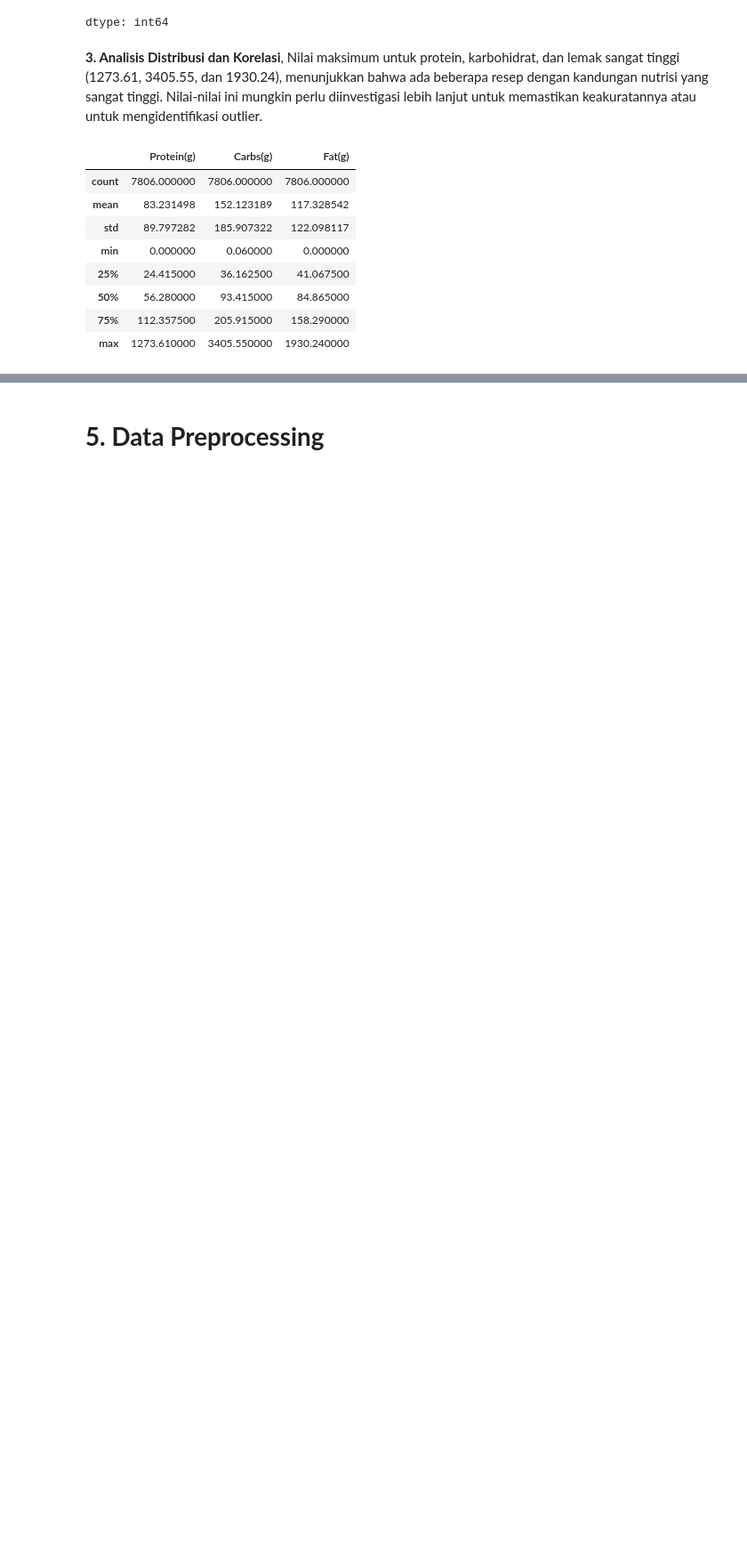
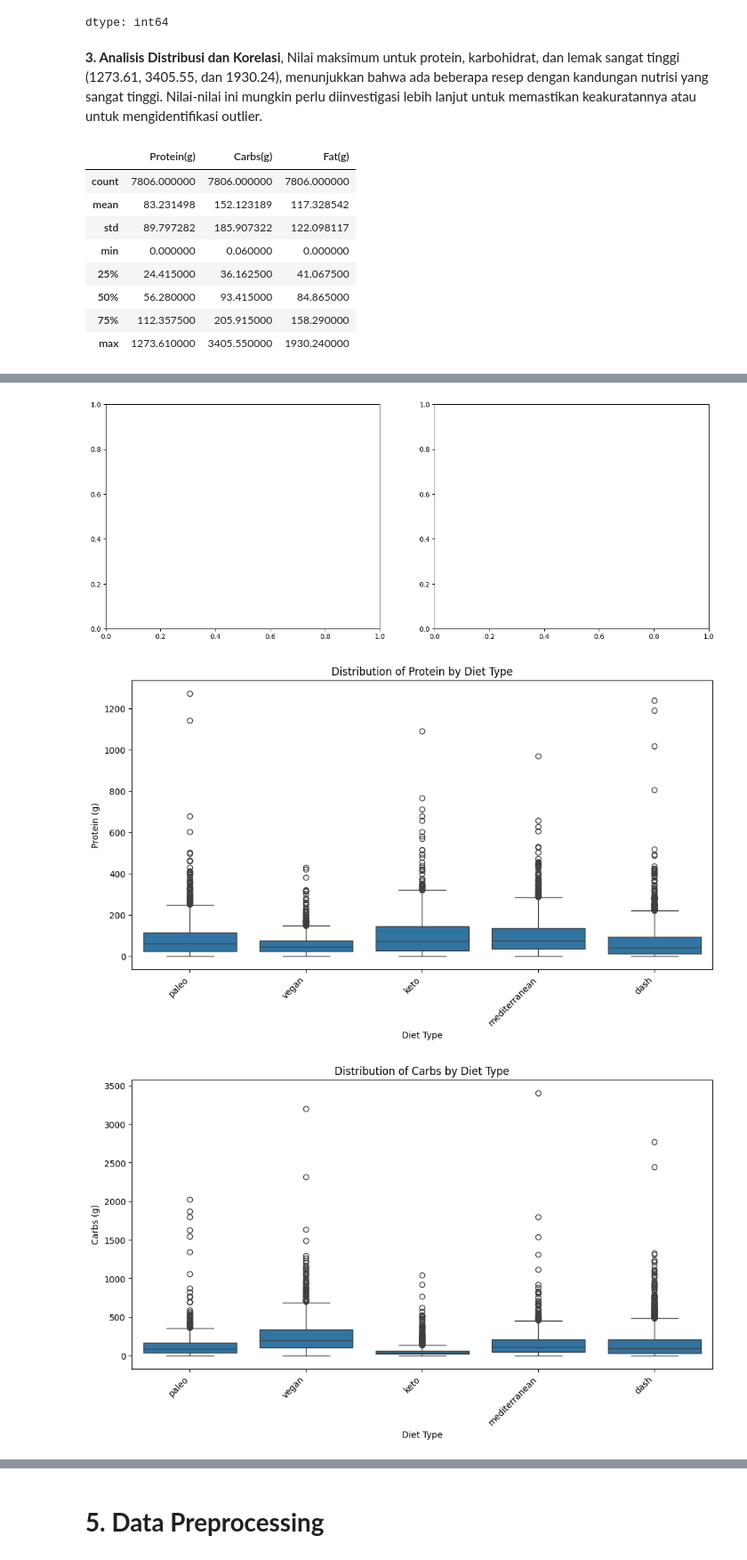
Before and after one commit to Us9r/DicodingBMLP, a Jupyter notebook: [Clustering]_Submission_Akhir_BMLP_Us9r.ipynb, the cells around one changed output, grey strips where cells are left out. Shown at 89% size. Cells and saved outputs as stored; diff of their text form; code cells hidden in the pictures; blank space fills up the shorter version.

```diff
--- a/[Clustering]_Submission_Akhir_BMLP_Us9r.ipynb
+++ b/[Clustering]_Submission_Akhir_BMLP_Us9r.ipynb
@@ -142,0 +274,61 @@ df.describe()
+# %%
+fig, axes = plt.subplots(1, 2, figsize=(16, 6))
+
+# Box plot for Protein, grouped by Diet_Type
+plt.figure(figsize=(12, 6))
+sns.boxplot(data=df, x='Diet_type', y='Protein(g)')
+plt.title('Distribution of Protein by Diet Type')
+plt.xlabel('Diet Type')
+plt.ylabel('Protein (g)')
+plt.xticks(rotation=45, ha='right')  # Rotate x-axis labels for better readability
+plt.show()
+
+# Box plot for Carbs, grouped by Diet_Type
+plt.figure(figsize=(12, 6))
+sns.boxplot(data=df, x='Diet_type', y='Carbs(g)')
+plt.title('Distribution of Carbs by Diet Type')
+plt.xlabel('Diet Type')
+plt.ylabel('Carbs (g)')
+plt.xticks(rotation=45, ha='right')
+plt.show()
+
+# Box plot for Fat, grouped by Diet_Type
+plt.figure(figsize=(12, 6))
+sns.boxplot(data=df, x='Diet_type', y='Fat(g)')
+plt.title('Distribution of Fat by Diet Type')
+plt.xlabel('Diet Type')
+plt.ylabel('Fat (g)')
+plt.xticks(rotation=45, ha='right')
+plt.show()
+
+# Repeat the above for Cuisine_type
+# Box plot for Protein, grouped by Cuisine_type
+plt.figure(figsize=(12, 6))
+sns.boxplot(data=df, x='Cuisine_type', y='Protein(g)')
+plt.title('Distribution of Protein by Cuisine Group')
+plt.xlabel('Cuisine Group')
+plt.ylabel('Protein (g)')
+plt.xticks(rotation=45, ha='right')
+plt.show()
+
+# Box plot for Carbs, grouped by Cuisine_type
+plt.figure(figsize=(12, 6))
+sns.boxplot(data=df, x='Cuisine_type', y='Carbs(g)')
+plt.title('Distribution of Carbs by Cuisine Group')
+plt.xlabel('Cuisine Group')
+plt.ylabel('Carbs (g)')
+plt.xticks(rotation=45, ha='right')
+plt.show()
+
+# Box plot for Fat, grouped by Cuisine_type
+plt.figure(figsize=(12, 6))
+sns.boxplot(data=df, x='Cuisine_type', y='Fat(g)')
+plt.title('Distribution of Fat by Cuisine Group')
+plt.xlabel('Cuisine Group')
+plt.ylabel('Fat (g)')
+plt.xticks(rotation=45, ha='right')
+plt.show()
+# %% [output]
+[figure, added]
+[figure, added]
+[figure, added]
```
Also changed, not shown: parts of 7 cells of this notebook.
